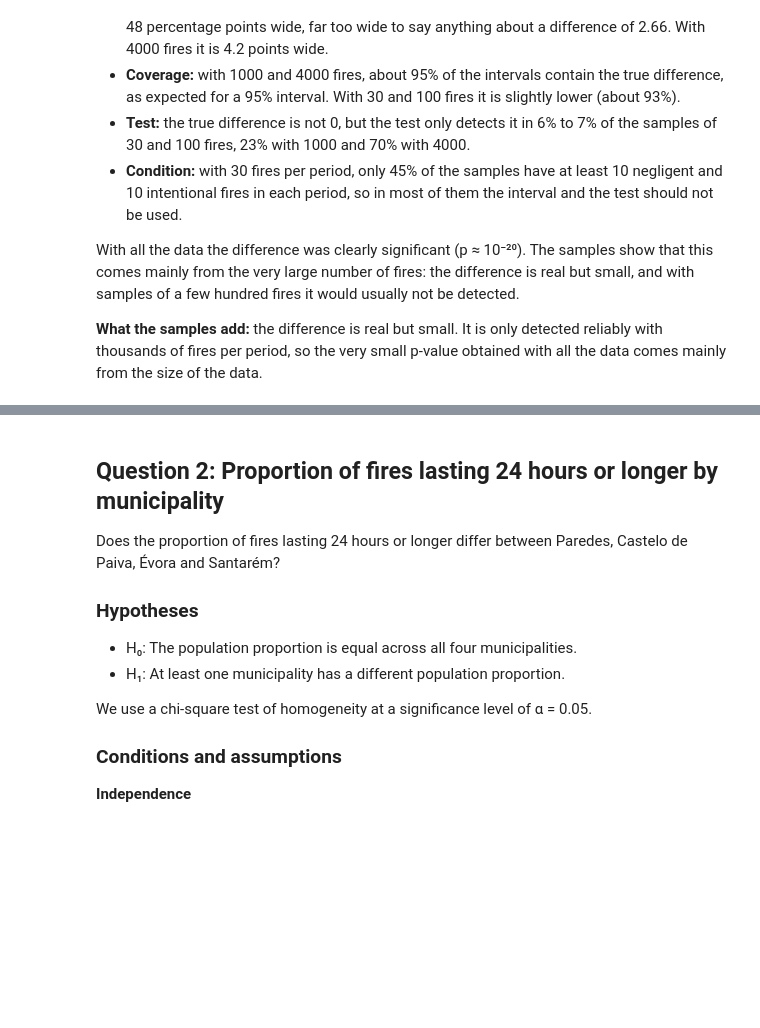
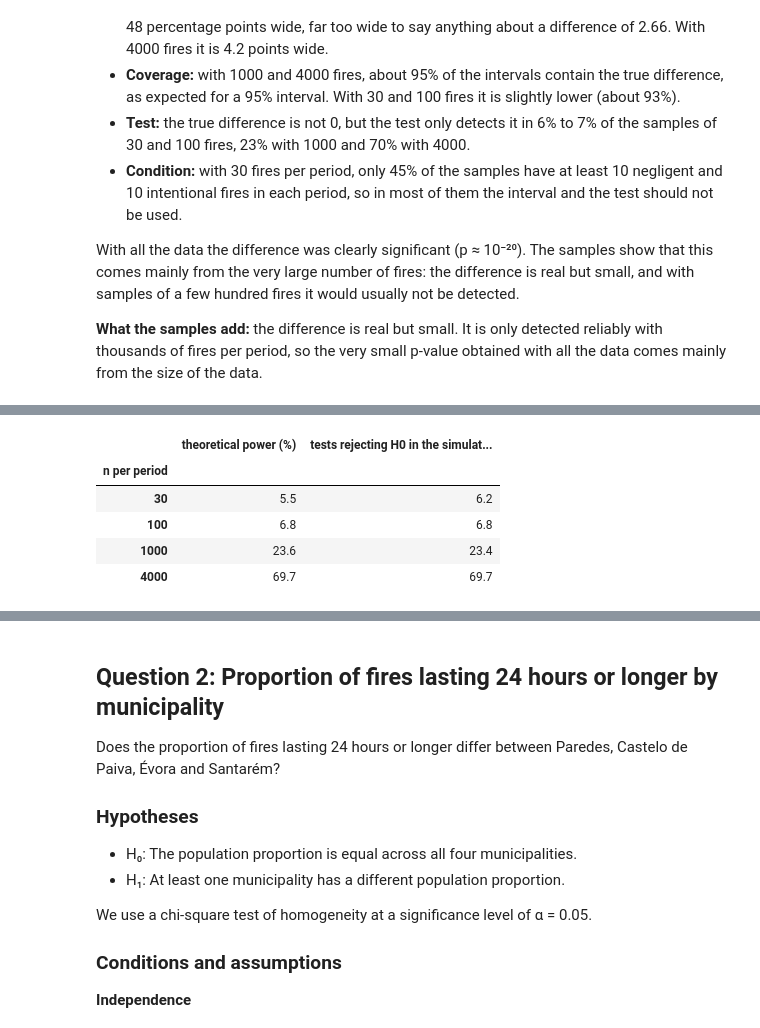
Before and after one commit to KevinSalgado/Statistics_Project, a Jupyter notebook: Data_Preparation_and_Visualization.ipynb, the cells around one changed output, grey strips where cells are left out. Saved outputs shown, nothing was run; the diff lists cells and outputs as text; code cells hidden in the pictures; blank space fills up the shorter version.

```diff
--- a/Data_Preparation_and_Visualization.ipynb
+++ b/Data_Preparation_and_Visualization.ipynb
@@ -1776,0 +1370,28 @@ display(one_pair.round(3))
+# %%
+from scipy.stats import norm
+
+alpha = 0.05
+p_b, p_a = pop_before.mean(), pop_after.mean()   # true proportions
+delta = p_a - p_b                                 # true difference (after − before)
+z_crit = norm.ppf(1 - alpha / 2)
+
+power_q1 = []
+for n in SAMPLE_SIZES:
+    p_bar = (p_a + p_b) / 2
+    se0 = np.sqrt(p_bar * (1 - p_bar) * (2 / n))                    # under H0 (pooled)
+    se1 = np.sqrt(p_a * (1 - p_a) / n + p_b * (1 - p_b) / n)        # under the true proportions
+    power = norm.sf((z_crit * se0 - delta) / se1) + norm.cdf((-z_crit * se0 - delta) / se1)
+    power_q1.append(round(power * 100, 1))
+
+pd.DataFrame(
+    {"theoretical power (%)": power_q1,
+     "tests rejecting H0 in the simulation (%)": summary_samples_q1["reject_H0_pct"].values},
+    index=pd.Index(SAMPLE_SIZES, name="n per period"),
+)
+# %% [output]
+|  | theoretical power (%) | tests rejecting H0 in the simulat... |
+| n per period |  |  |
+| 30 | 5.5 | 6.2 |
+| 100 | 6.8 | 6.8 |
+| 1000 | 23.6 | 23.4 |
+| 4000 | 69.7 | 69.7 |
```
Also changed, not shown: parts of 56 cells of this notebook.
